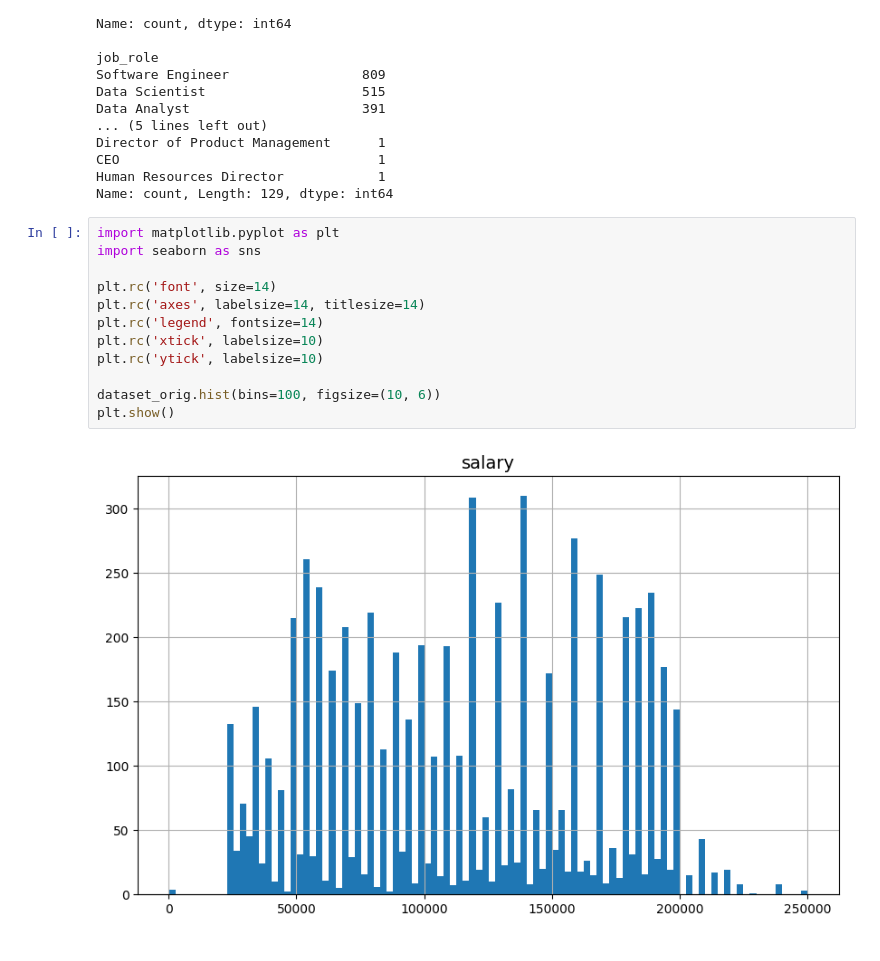
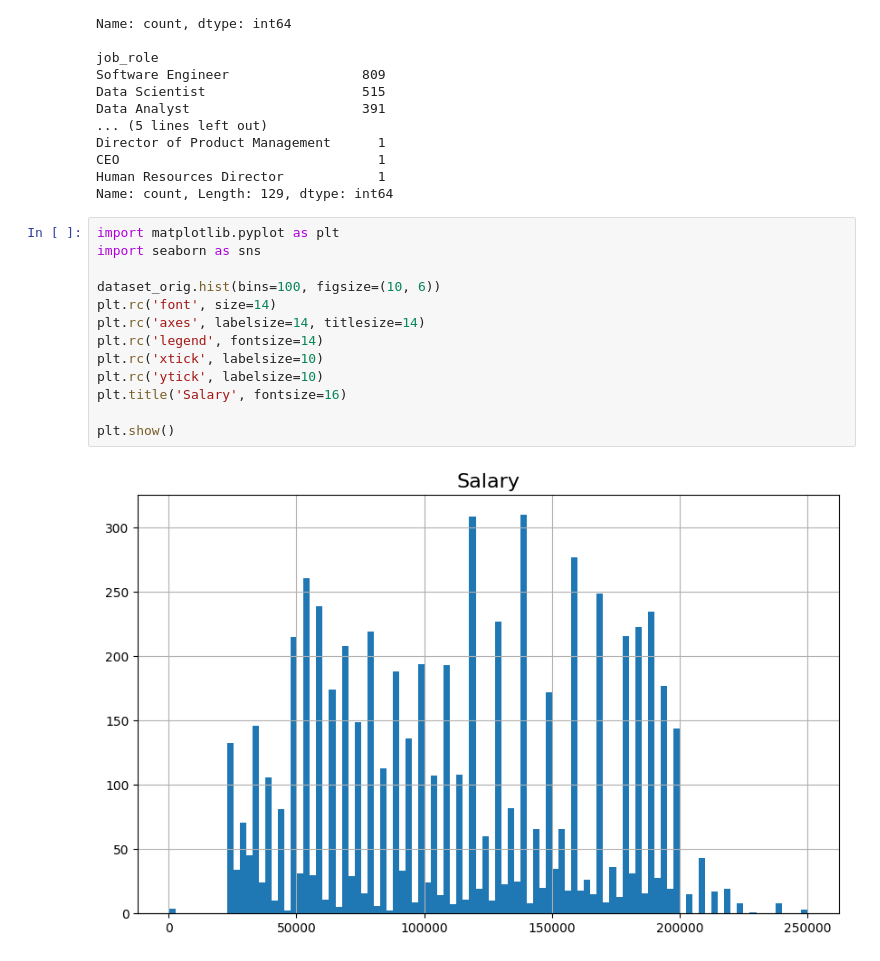
Before and after one commit to manny239/Enterprise-Directory, a Jupyter notebook: ml/explore_data.ipynb, the cells around one changed output. Drawn from its saved outputs; the diff is of its cells as text.

```diff
--- a/ml/explore_data.ipynb
+++ b/ml/explore_data.ipynb
@@ -120,14 +120,15 @@ Name: count, Length: 129, dtype: int64
 # %%
 import matplotlib.pyplot as plt
 import seaborn as sns
 
+dataset_orig.hist(bins=100, figsize=(10, 6))
 plt.rc('font', size=14)
 plt.rc('axes', labelsize=14, titlesize=14)
 plt.rc('legend', fontsize=14)
 plt.rc('xtick', labelsize=10)
 plt.rc('ytick', labelsize=10)
+plt.title('Salary', fontsize=16)
 
-dataset_orig.hist(bins=100, figsize=(10, 6))
 plt.show()
 # %% [output]
-[figure, old version]
+[figure, new version]
```
Also changed, not shown: parts of 4 cells of this notebook, 2 other files.
